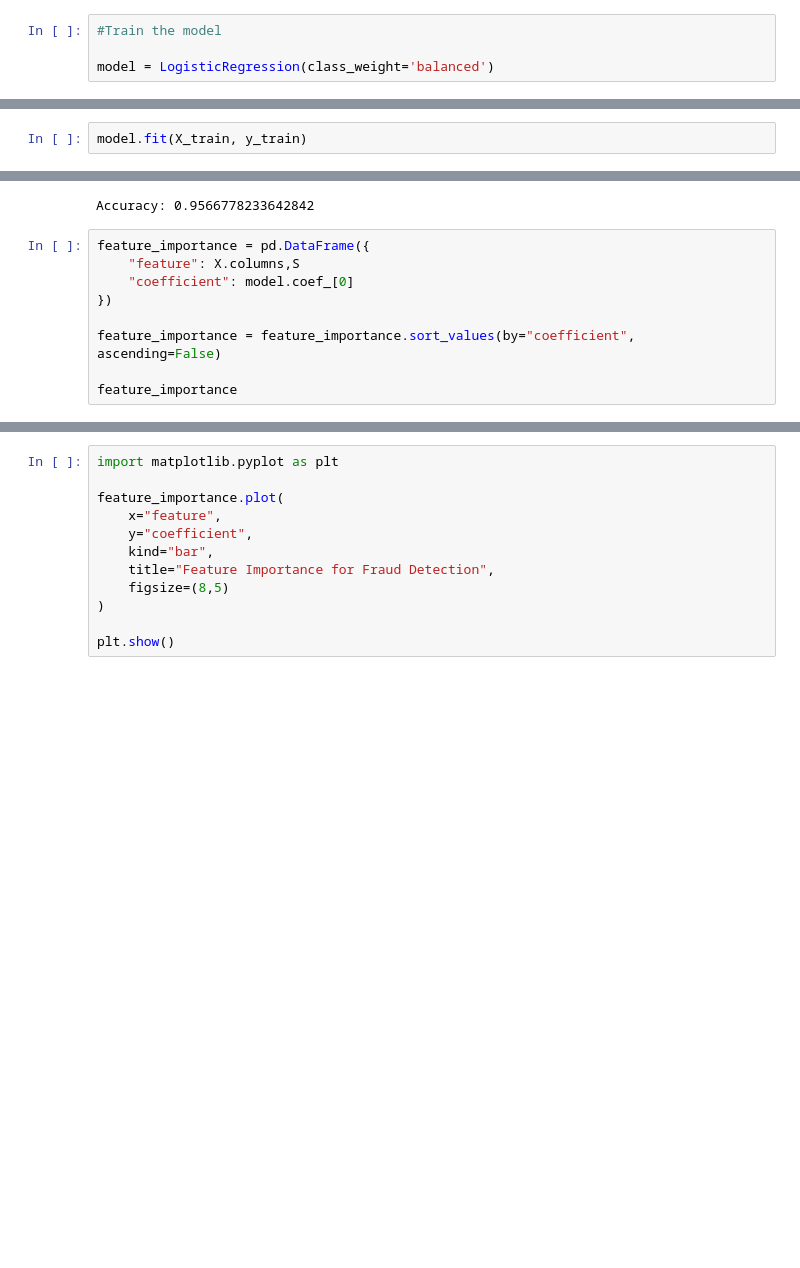
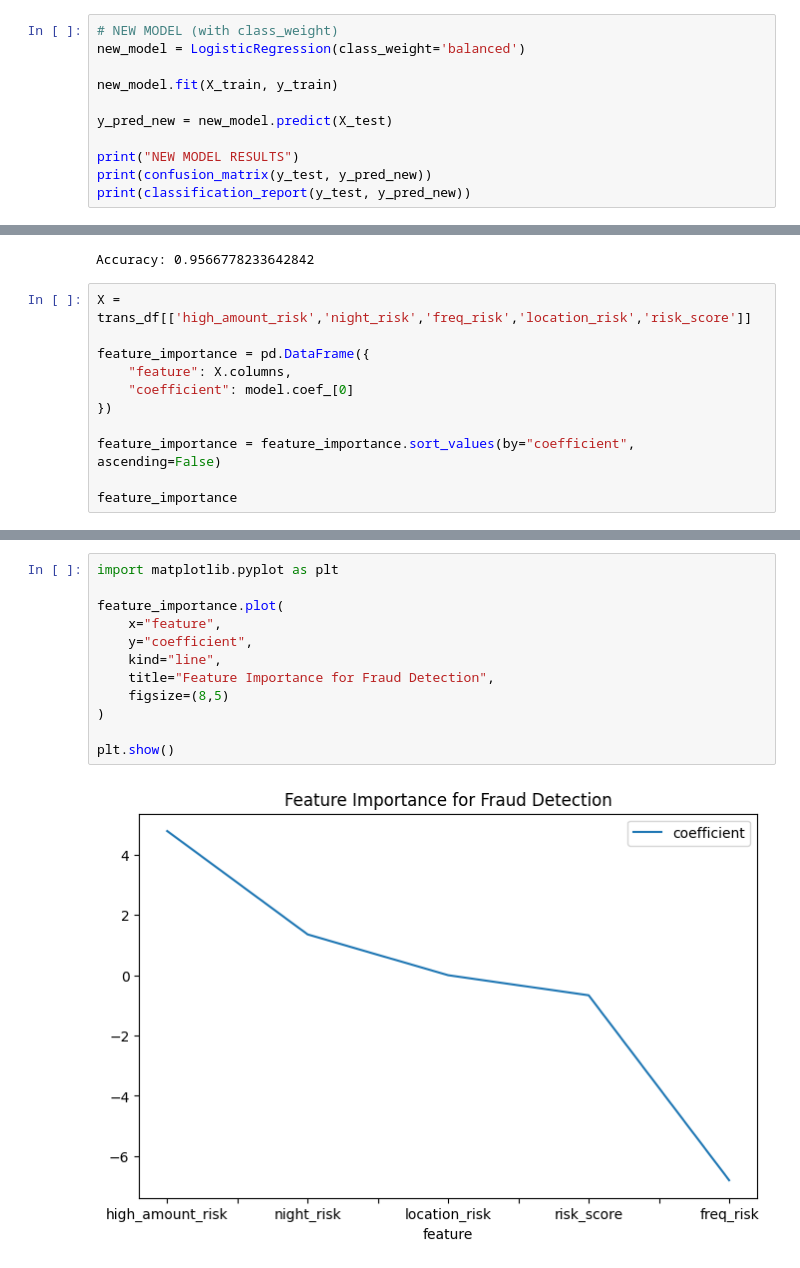
Before and after one commit to zairahussain27/AI-Fraud-Detection-Risk-Intelligence-System, a Jupyter notebook: notebooks/04_model_building.ipynb, the cells around one changed output, grey strips where cells are left out. Drawn from its saved outputs; the diff is of its cells as text; blank space fills up the shorter version.

Commit message:
Implemented logistic regression model with baseline and balanced approach, including evaluation metrics and feature importance analysis

```diff
--- a/notebooks/04_model_building.ipynb
+++ b/notebooks/04_model_building.ipynb
@@ -19,4 +51,11 @@ X_train, X_test, y_train, y_test = train_test_split(x, y, test_size=0.2, random_
 # %%
-#Train the model
+# NEW MODEL (with class_weight)
+new_model = LogisticRegression(class_weight='balanced')
 
-model = LogisticRegression(class_weight='balanced')
+new_model.fit(X_train, y_train)
+
+y_pred_new = new_model.predict(X_test)
+
+print("NEW MODEL RESULTS")
+print(confusion_matrix(y_test, y_pred_new))
+print(classification_report(y_test, y_pred_new))
@@ -23,2 +73,0 @@ model = LogisticRegression(class_weight='balanced')
-# %%
-model.fit(X_train, y_train)
@@ -50,8 +79,10 @@ print("Accuracy:", accuracy)
 # %% [output]
 Accuracy: 0.9566778233642842
 # %%
+X = trans_df[['high_amount_risk','night_risk','freq_risk','location_risk','risk_score']]
+
 feature_importance = pd.DataFrame({
-    "feature": X.columns,S
+    "feature": X.columns,
     "coefficient": model.coef_[0]
 })
 
@@ -63,12 +99,14 @@ SyntaxError: ':' expected after dictionary key (1991085105.py, line 2)
 # %%
 import matplotlib.pyplot as plt
 
 feature_importance.plot(
     x="feature",
     y="coefficient",
-    kind="bar",
+    kind="line",
     title="Feature Importance for Fraud Detection",
     figsize=(8,5)
 )
 
 plt.show()
+# %% [output]
+[figure, added]
```
Also changed, not shown: parts of 9 cells of this notebook, 2 other files.
